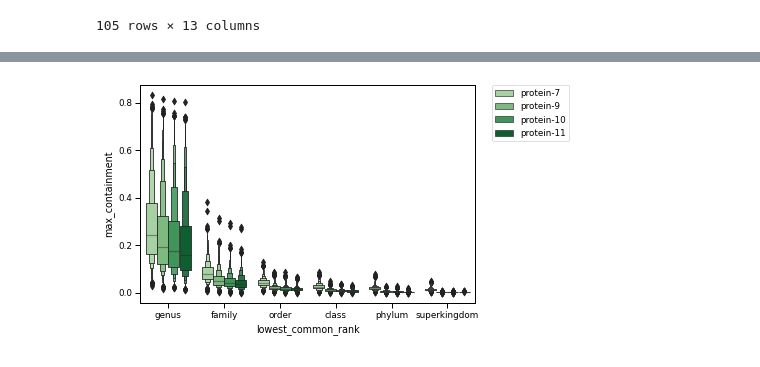
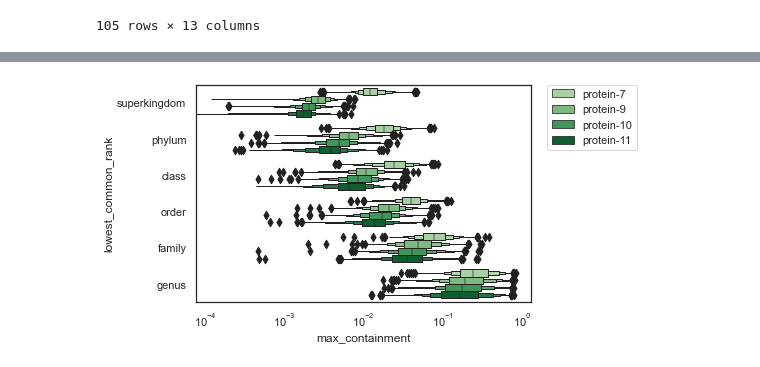
Before and after one commit to bluegenes/2020-dist-compare, a Jupyter notebook: notebooks/evolpaths-ANI-AAI.ipynb, the cells around one changed output, grey strips where cells are left out. Saved outputs shown, nothing was run; the diff lists cells and outputs as text; code cells hidden in the pictures.

```diff
--- a/notebooks/evolpaths-ANI-AAI.ipynb
+++ b/notebooks/evolpaths-ANI-AAI.ipynb
@@ -91,8 +93,8 @@ protDF = proteinDF[proteinDF["jaccard"] != 0]
 def similarity_to_evoldist(similarity, ksize, b1=1.0, b2=1.0, return_ANI=False):
     # orig used with jaccard; trying with jaccard, max containment, anchor containment
     # proportion of observed differences
-    if similarity ==0:
-        return 1.0 # what should this be? (jaccard of 1.0 returns 0)
+    if similarity == 0:
+        return np.nan # 1.0
     p = 1 - np.power(2*similarity/(similarity + 1),(1/float(ksize)))
     # corrected evolutionary distance
     d = -(b1*np.log((1-p)/b2))
@@ -101,9 +103,9 @@ def similarity_to_evoldist(similarity, ksize, b1=1.0, b2=1.0, return_ANI=False):
     return d
 
 def calculate_ANI_AAI(row):
-    name = "ANI"
+    name = "ANI-AAI"
     if row["alphabet"] in ["protein", "dayhoff", "hp"]:
-        name = "AAI"
+        name = "ANI-AAI"
     j_name = f"jaccard_{name}"
     mc_name = f"mc_{name}"
     ac_name = f"ac_{name}"
@@ -116,2 +116,3 @@ protDF = proteinDF
 # %%
-testDF = protDF.apply(calculate_ANI_AAI, axis=1)
+protDF = proteinDF.apply(calculate_ANI_AAI, axis=1)
+protDF
@@ -134,13 +155,14 @@ testDF
 # %%
-#dayhoff_rankinfo = dayhoff.groupby("rank", "alphabet")['num_lca_kmers'].agg('sum')
 rankorder = ["genus", "family", "order", "class", "phylum", "superkingdom"]
+reverse_rankorder = rankorder[::-1]
 nucl_order = ["nucleotide-21", "nucleotide-31", "nucleotide-51"]
+dna_order=["DNA-21","DNA-31", "DNA-51"]
 protein_order = ["protein-7", "protein-9", "protein-10", "protein-11"]
 dayhoff_order = ["dayhoff-15", "dayhoff-17", "dayhoff-19"]
 hp_order = ["hp-30", "hp-33", "hp-35"]
 
-all_protein_order = prot_order + dayhoff_order + hp_order
-alphak_order = nucl_order + prot_order + dayhoff_order + hp_order
+all_protein_order = protein_order + dayhoff_order + hp_order
+alphak_order = nucl_order + protein_order + dayhoff_order + hp_order
 
 alphabet_colors = {"nucleotide":"#b2182b", "protein": "#2166ac", "dayhoff": "#4393c3", "hp": "#92c5de"}
 alphabet_order = ["nucleotide", "protein", "dayhoff", "hp"]
@@ -149,6 +171,7 @@ protnucl_order = ["nucleotide", "protein"]
 
 pnlong_colors = {"nucleotide-21":"#b2182b","nucleotide-31":"#d6604d","nucleotide-51":"#f4a582", "protein-10": "#2166ac"}
 pnlong_colors2 = {"nucleotide-21":"#b2182b","nucleotide-31":"#d6604d","nucleotide-51":"#f4a582", "protein-7": "#2166ac"}
+pd_colors = {"DNA-21":"#b2182b","DNA-31":"#d6604d","DNA-51":"#f4a582", "protein-10": "#2166ac"}
 
 alphak_colors = {}
 nucl_colors =  {"nucleotide-21":"#b2182b","nucleotide-31":"#d6604d","nucleotide-51":"#f4a582"}
@@ -156,13 +179,10 @@ protein_colors = {"protein-7": "#a1d99b", "protein-9": "#74c476", "protein-10":
 dayhoff_colors = {"dayhoff-15": "#9e9ac8", "dayhoff-17": "#756bb1", "dayhoff-19": "#54278f"}
 hp_colors = {"hp-30": "#6baed6", "hp-33": "#3182bd", "hp-35": "#08519c"}
 
-all_protein_colors = protein_colors
-all_protein_colors.update(dayhoff_colors)
-all_protein_colors.update(hp_colors)
+alphak_colors = nucl_colors
+alphak_colors.update(protein_colors)
+alphak_colors.update(dayhoff_colors)
+alphak_colors.update(hp_colors)
 
-alphak_colors = all_protein_colors
-alphak_colors.update(nucl_colors)
-#alphak_colors.update(protein_colors)
-#alphak_colors.update(dayhoff_colors)
-#alphak_colors.update(hp_colors)
+rankcolors = {"superkingdom": "#ffc000", "phylum": "#00b300", "class": "#329932", "order": "#2b9d91", "family": "#1c8cc3", "genus": "#074191"}
 # %%
@@ -192,6 +226,6 @@ lgd=g.legend(bbox_to_anchor=(1.05, 1), loc=2, borderaxespad=0.)
 # %%
-g=sns.boxenplot(data=testDF, x="lowest_common_rank", y="max_containment", hue="alpha-ksize", palette=protein_colors, order=rankorder, hue_order=protein_order ) #palette="GnBu_d"
-#g.set(yscale="log")
+g=sns.boxenplot(data=protDF, y="lowest_common_rank", x="max_containment", hue="alpha-ksize", palette=alphak_colors, order=rankorder[::-1], hue_order=protein_order ) #palette="GnBu_d"
+g.set(xscale="log")
 lgd=g.legend(bbox_to_anchor=(1.05, 1), loc=2, borderaxespad=0.)
 # %% [output]
-[figure, old version]
+[figure, new version]
```
Also changed, not shown: parts of 51 cells of this notebook.
